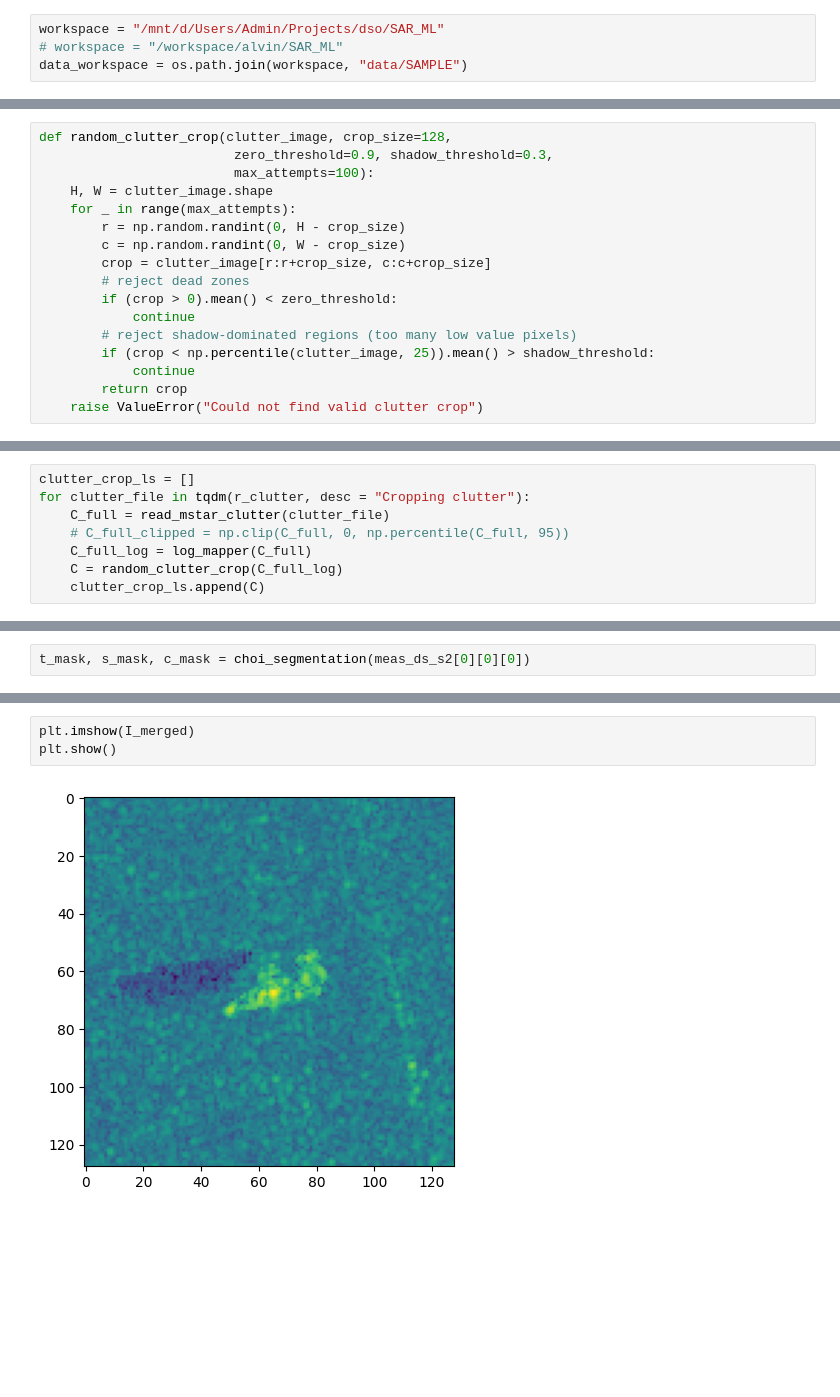
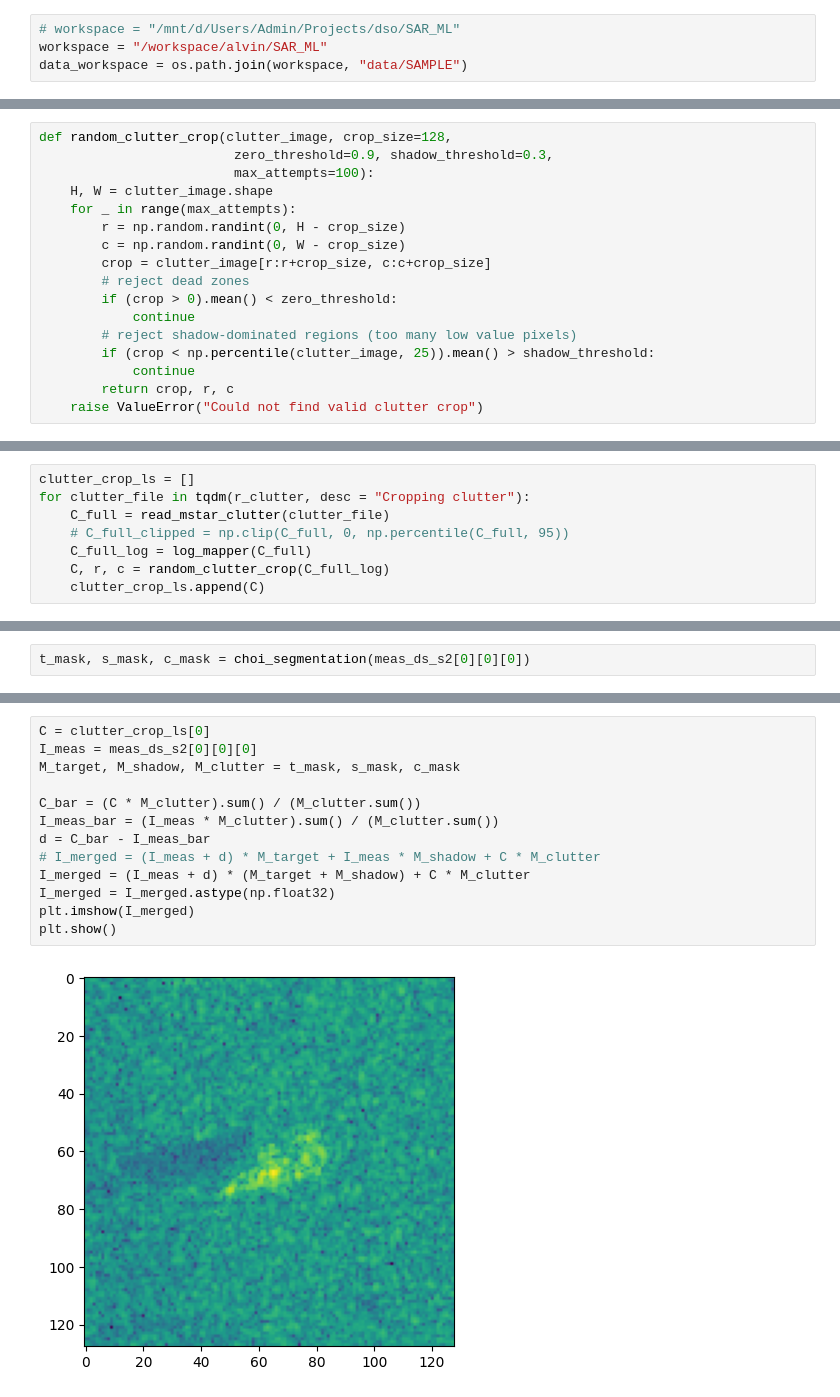
Before and after one commit to alvin-ng44/SAR_ML, a Jupyter notebook: notebooks/SSR/clutter.ipynb, the cells around one changed output, grey strips where cells are left out. Drawn from its saved outputs; the diff is of its cells as text; blank space fills up the shorter version.

Commit message:
fixed shadow region - delta

```diff
--- a/notebooks/SSR/clutter.ipynb
+++ b/notebooks/SSR/clutter.ipynb
@@ -14,7 +14,7 @@ import torchvision
 import numpy as np
 import matplotlib.pyplot as plt
 # %%
-workspace = "/mnt/d/Users/Admin/Projects/dso/SAR_ML"
-# workspace = "/workspace/alvin/SAR_ML"
+# workspace = "/mnt/d/Users/Admin/Projects/dso/SAR_ML"
+workspace = "/workspace/alvin/SAR_ML"
 data_workspace = os.path.join(workspace, "data/SAMPLE")
 # %%
@@ -84,7 +150,7 @@ def random_clutter_crop(clutter_image, crop_size=128,
         # reject shadow-dominated regions (too many low value pixels)
         if (crop < np.percentile(clutter_image, 25)).mean() > shadow_threshold:
             continue
-        return crop
+        return crop, r, c
     raise ValueError("Could not find valid clutter crop")
 # %%
 class Scenario2Dataset(torch.utils.data.Dataset):
@@ -129,7 +195,7 @@ for clutter_file in tqdm(r_clutter, desc = "Cropping clutter"):
     C_full = read_mstar_clutter(clutter_file)
     # C_full_clipped = np.clip(C_full, 0, np.percentile(C_full, 95))
     C_full_log = log_mapper(C_full)
-    C = random_clutter_crop(C_full_log)
+    C, r, c = random_clutter_crop(C_full_log)
     clutter_crop_ls.append(C)
 # %%
 meas_ds_s2 = DatasetFolderWithPath(
@@ -168,5 +238,15 @@ I_merged = I_merged.astype(np.float32)
 # %%
+C = clutter_crop_ls[0]
+I_meas = meas_ds_s2[0][0][0]
+M_target, M_shadow, M_clutter = t_mask, s_mask, c_mask
+
+C_bar = (C * M_clutter).sum() / (M_clutter.sum())
+I_meas_bar = (I_meas * M_clutter).sum() / (M_clutter.sum())
+d = C_bar - I_meas_bar
+# I_merged = (I_meas + d) * M_target + I_meas * M_shadow + C * M_clutter
+I_merged = (I_meas + d) * (M_target + M_shadow) + C * M_clutter
+I_merged = I_merged.astype(np.float32)
 plt.imshow(I_merged)
 plt.show()
 # %% [output]
-[figure, old version]
+[figure, new version]
```
Also changed, not shown: parts of 8 cells of this notebook, 2 other files.
